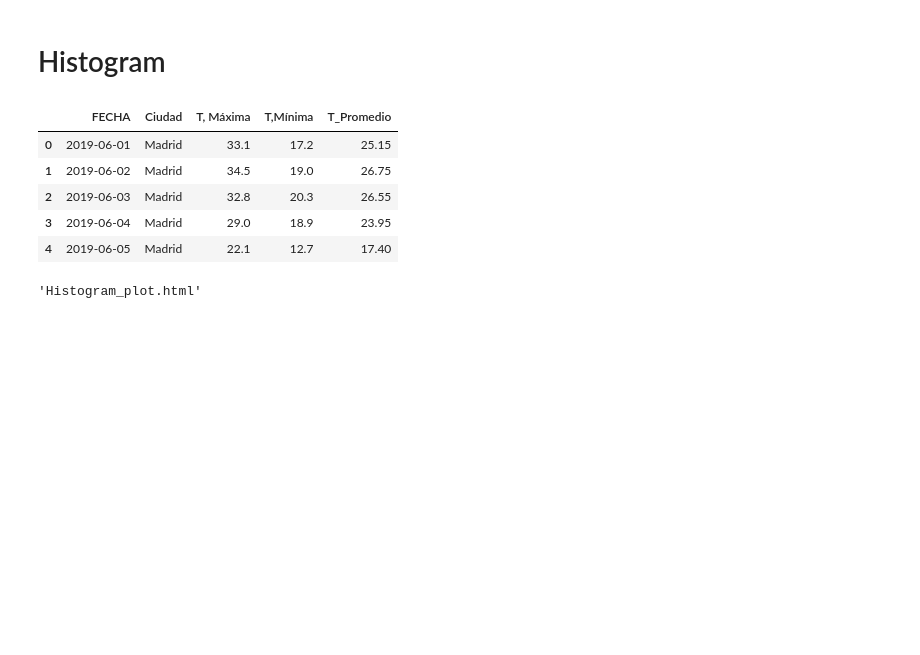
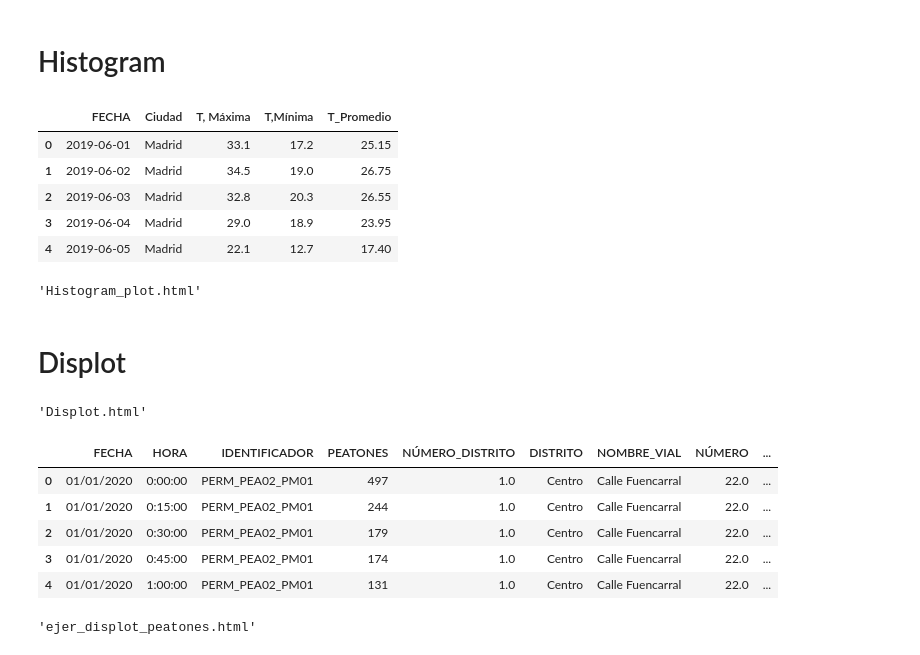
Before and after one commit to francoCarMar/COURSE_PLOTLY, a Jupyter notebook: repaso_plotty.ipynb, the cells around one changed output. Saved outputs shown, nothing was run; the diff lists cells and outputs as text; code cells hidden in the pictures; blank space fills up the shorter version.

Commit message:
Add: displot ejer

```diff
--- a/repaso_plotty.ipynb
+++ b/repaso_plotty.ipynb
@@ -258,3 +258,5 @@ fig = go.Figure(data=data9, layout=layout9)
 pyo.plot(fig, filename='Histogram_plot.html')
 # %% [output]
 'Histogram_plot.html'
+# %% [markdown]
+# Displot
@@ -260,0 +271,14 @@ pyo.plot(fig, filename='Histogram_plot.html')
+# %%
+pyo.plot(fig, filename='Displot.html')
+# %% [output]
+'Displot.html'
+# %%
+df_peatones = pd.read_csv('datasets/PEATONES_2020_mod.csv', encoding='ISO-8859-1', sep = ';')
+df_peatones.head(5)
+# %% [output]
+|  | FECHA | HORA | IDENTIFICADOR | PEATONES | NÚMERO_DISTRITO | DISTRITO | NOMBRE_VIAL | NÚMERO | ... |
+| 0 | 01/01/2020 | 0:00:00 | PERM_PEA02_PM01 | 497 | 1.0 | Centro | Calle Fuencarral | 22.0 | ... |
+| 1 | 01/01/2020 | 0:15:00 | PERM_PEA02_PM01 | 244 | 1.0 | Centro | Calle Fuencarral | 22.0 | ... |
+| 2 | 01/01/2020 | 0:30:00 | PERM_PEA02_PM01 | 179 | 1.0 | Centro | Calle Fuencarral | 22.0 | ... |
+| 3 | 01/01/2020 | 0:45:00 | PERM_PEA02_PM01 | 174 | 1.0 | Centro | Calle Fuencarral | 22.0 | ... |
+| 4 | 01/01/2020 | 1:00:00 | PERM_PEA02_PM01 | 131 | 1.0 | Centro | Calle Fuencarral | 22.0 | ... |
@@ -260,0 +294,4 @@ pyo.plot(fig, filename='Histogram_plot.html')
+# %%
+pyo.plot(fig, filename='ejer_displot_peatones.html')
+# %% [output]
+'ejer_displot_peatones.html'
```
Also changed, not shown: parts of 3 cells of this notebook, 2 other files.
